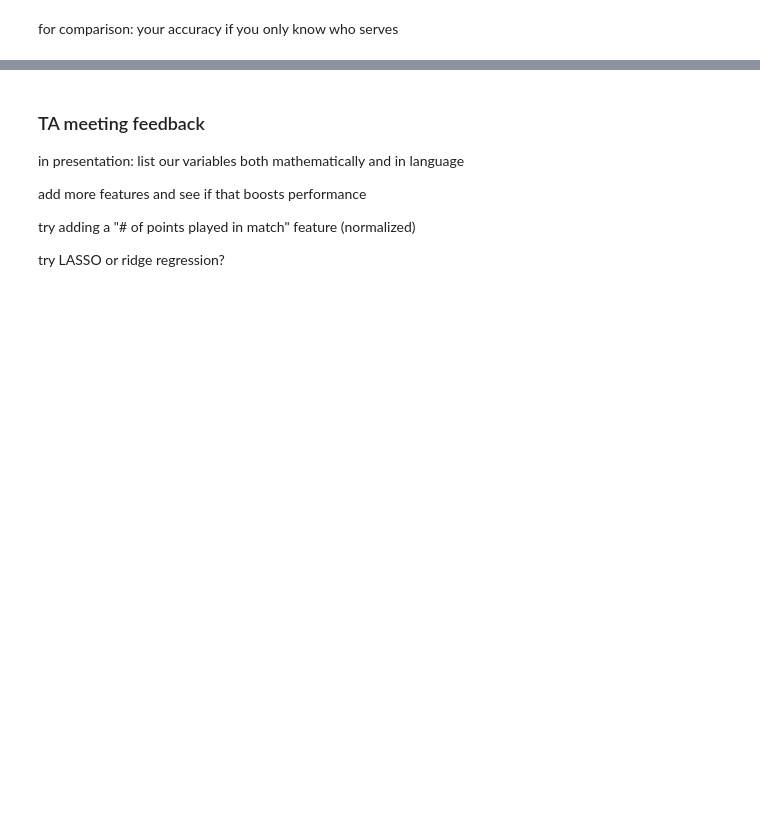
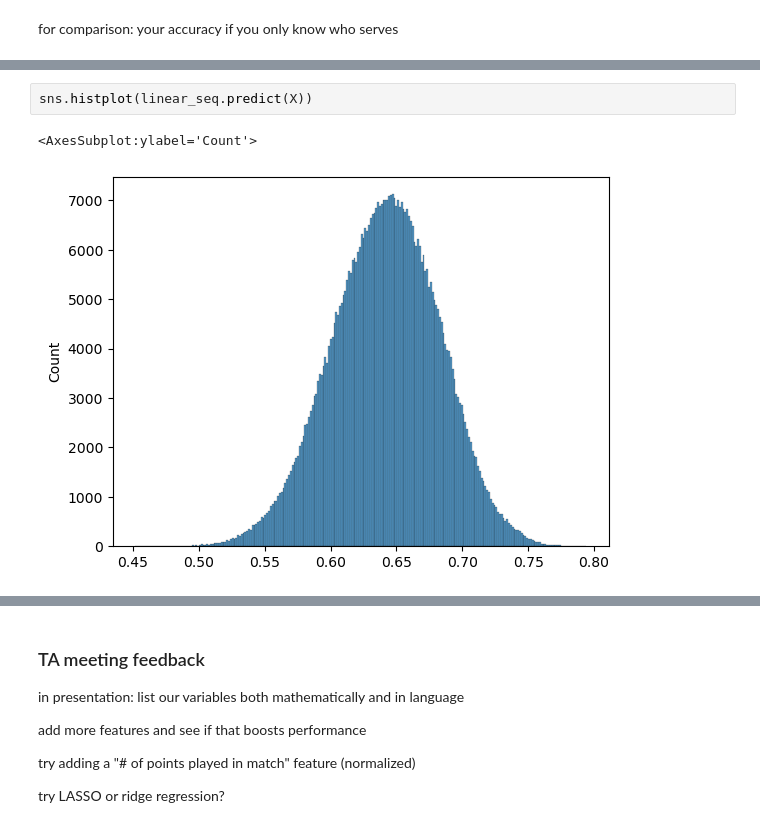
Before and after one commit to hoanganhminh01/CSE-481DS-Tennis-Analysis, a Jupyter notebook: src/streakiness.ipynb, the cells around one changed output, grey strips where cells are left out. Cells and saved outputs as stored; diff of their text form; blank space fills up the shorter version.

Commit message:
Added seaborn plots

```diff
--- a/src/streakiness.ipynb
+++ b/src/streakiness.ipynb
@@ -207,0 +209,5 @@ plt.savefig("../plots/logseq.png")
+# %%
+sns.histplot(linear_seq.predict(X))
+# %% [output]
+<AxesSubplot:ylabel='Count'>
+[figure, added]
```
Also changed, not shown: parts of 9 cells of this notebook, 1 other file.
